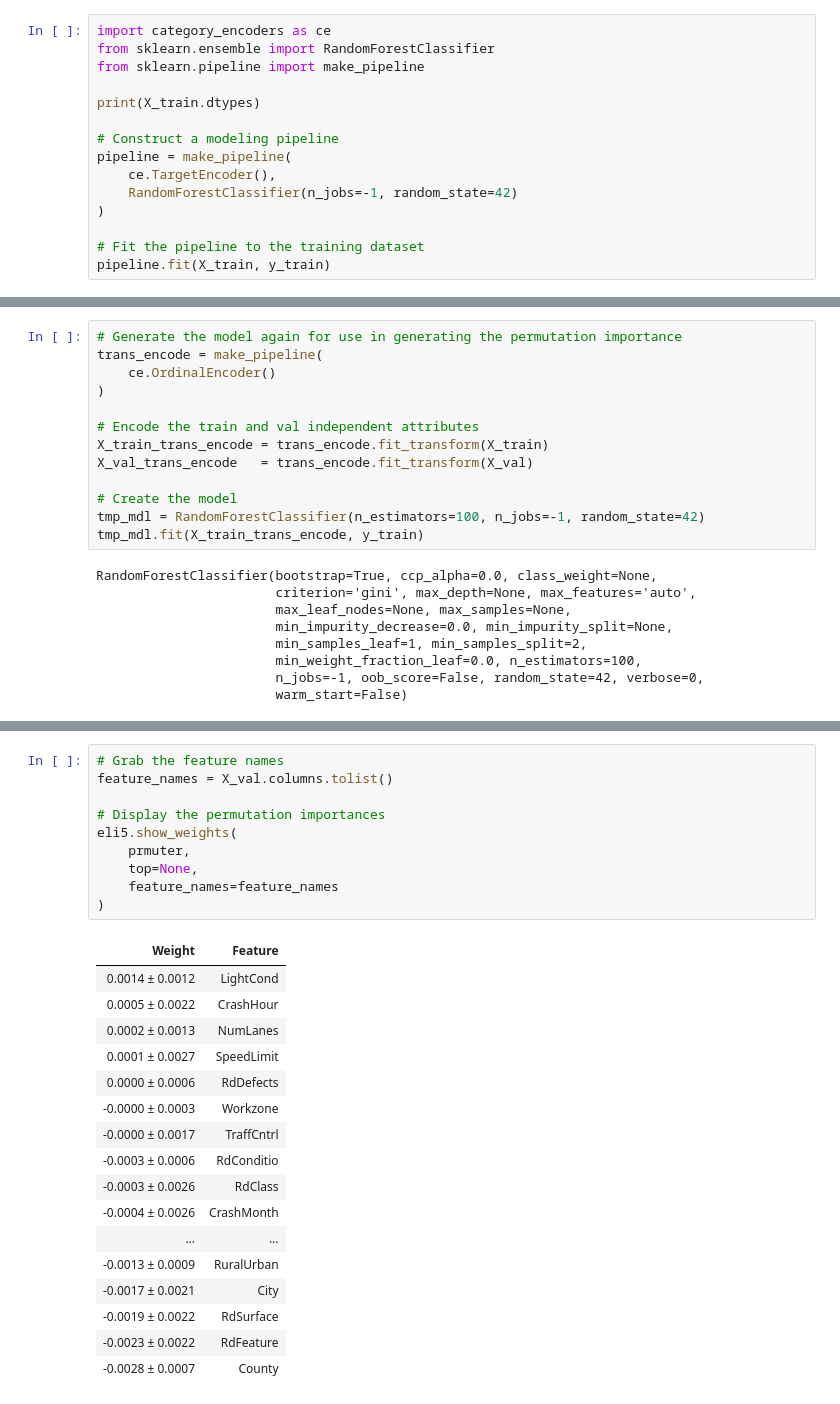
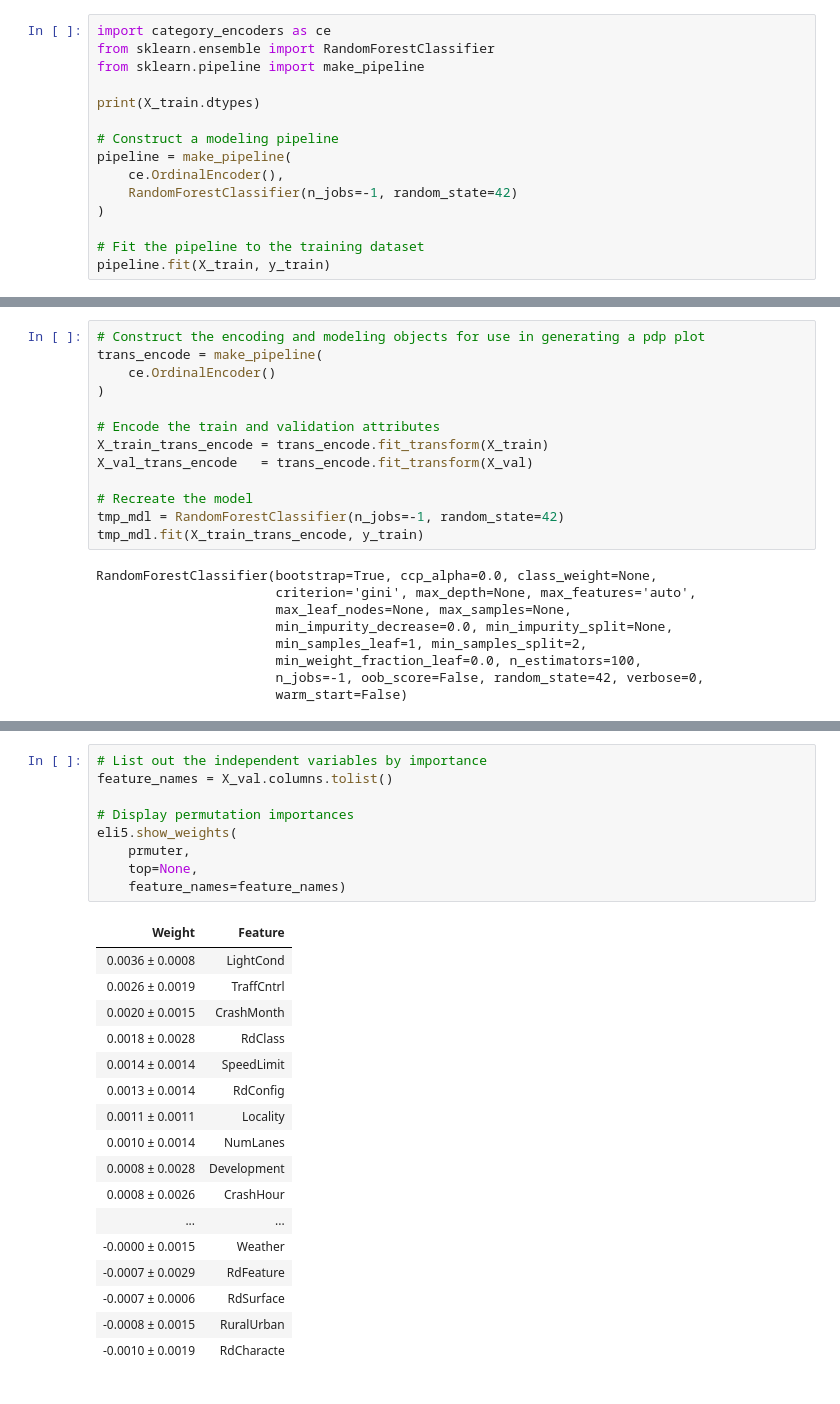
Before and after one commit to danoand/Build_Project_02, a Jupyter notebook: Chapel_Hill_Vehicle_Pedestrian_Accidents.ipynb, the cells around one changed output, grey strips where cells are left out. Cells and saved outputs as stored; diff of their text form.

```diff
--- a/Chapel_Hill_Vehicle_Pedestrian_Accidents.ipynb
+++ b/Chapel_Hill_Vehicle_Pedestrian_Accidents.ipynb
@@ -213,7 +225,7 @@ print(X_train.dtypes)
 
 # Construct a modeling pipeline
 pipeline = make_pipeline(
-    ce.TargetEncoder(),
+    ce.OrdinalEncoder(),
     RandomForestClassifier(n_jobs=-1, random_state=42)
 )
 
@@ -332,15 +292,15 @@ weighted avg       0.82      0.86      0.82      5057
 # %%
-# Generate the model again for use in generating the permutation importance
+# Construct the encoding and modeling objects for use in generating a pdp plot
 trans_encode = make_pipeline(
     ce.OrdinalEncoder()
 )
 
-# Encode the train and val independent attributes
+# Encode the train and validation attributes
 X_train_trans_encode = trans_encode.fit_transform(X_train)
 X_val_trans_encode   = trans_encode.fit_transform(X_val)
 
-# Create the model
-tmp_mdl = RandomForestClassifier(n_estimators=100, n_jobs=-1, random_state=42)
+# Recreate the model
+tmp_mdl = RandomForestClassifier(n_jobs=-1, random_state=42)
 tmp_mdl.fit(X_train_trans_encode, y_train)
 # %% [output]
 RandomForestClassifier(bootstrap=True, ccp_alpha=0.0, class_weight=None,
@@ -383,30 +344,29 @@ PermutationImportance(cv='prefit',
                       n_iter=5, random_state=42, refit=True,
                       scoring='accuracy')
 # %%
-# Grab the feature names
+# List out the independent variables by importance
 feature_names = X_val.columns.tolist()
 
-# Display the permutation importances
+# Display permutation importances
 eli5.show_weights(
     prmuter,
     top=None,
-    feature_names=feature_names
-)
+    feature_names=feature_names)
 # %% [output]
 | Weight | Feature |
-| 0.0014 ± 0.0012 | LightCond |
-| 0.0005 ± 0.0022 | CrashHour |
-| 0.0002 ± 0.0013 | NumLanes |
-| 0.0001 ± 0.0027 | SpeedLimit |
-| 0.0000 ± 0.0006 | RdDefects |
-| -0.0000 ± 0.0003 | Workzone |
-| -0.0000 ± 0.0017 | TraffCntrl |
-| -0.0003 ± 0.0006 | RdConditio |
-| -0.0003 ± 0.0026 | RdClass |
-| -0.0004 ± 0.0026 | CrashMonth |
+| 0.0036 ± 0.0008 | LightCond |
+| 0.0026 ± 0.0019 | TraffCntrl |
+| 0.0020 ± 0.0015 | CrashMonth |
+| 0.0018 ± 0.0028 | RdClass |
+| 0.0014 ± 0.0014 | SpeedLimit |
+| 0.0013 ± 0.0014 | RdConfig |
+| 0.0011 ± 0.0011 | Locality |
+| 0.0010 ± 0.0014 | NumLanes |
+| 0.0008 ± 0.0028 | Development |
+| 0.0008 ± 0.0026 | CrashHour |
 | ... | ... |
-| -0.0013 ± 0.0009 | RuralUrban |
-| -0.0017 ± 0.0021 | City |
-| -0.0019 ± 0.0022 | RdSurface |
-| -0.0023 ± 0.0022 | RdFeature |
-| -0.0028 ± 0.0007 | County |
+| -0.0000 ± 0.0015 | Weather |
+| -0.0007 ± 0.0029 | RdFeature |
+| -0.0007 ± 0.0006 | RdSurface |
+| -0.0008 ± 0.0015 | RuralUrban |
+| -0.0010 ± 0.0019 | RdCharacte |
```
Also changed, not shown: parts of 30 cells of this notebook.
